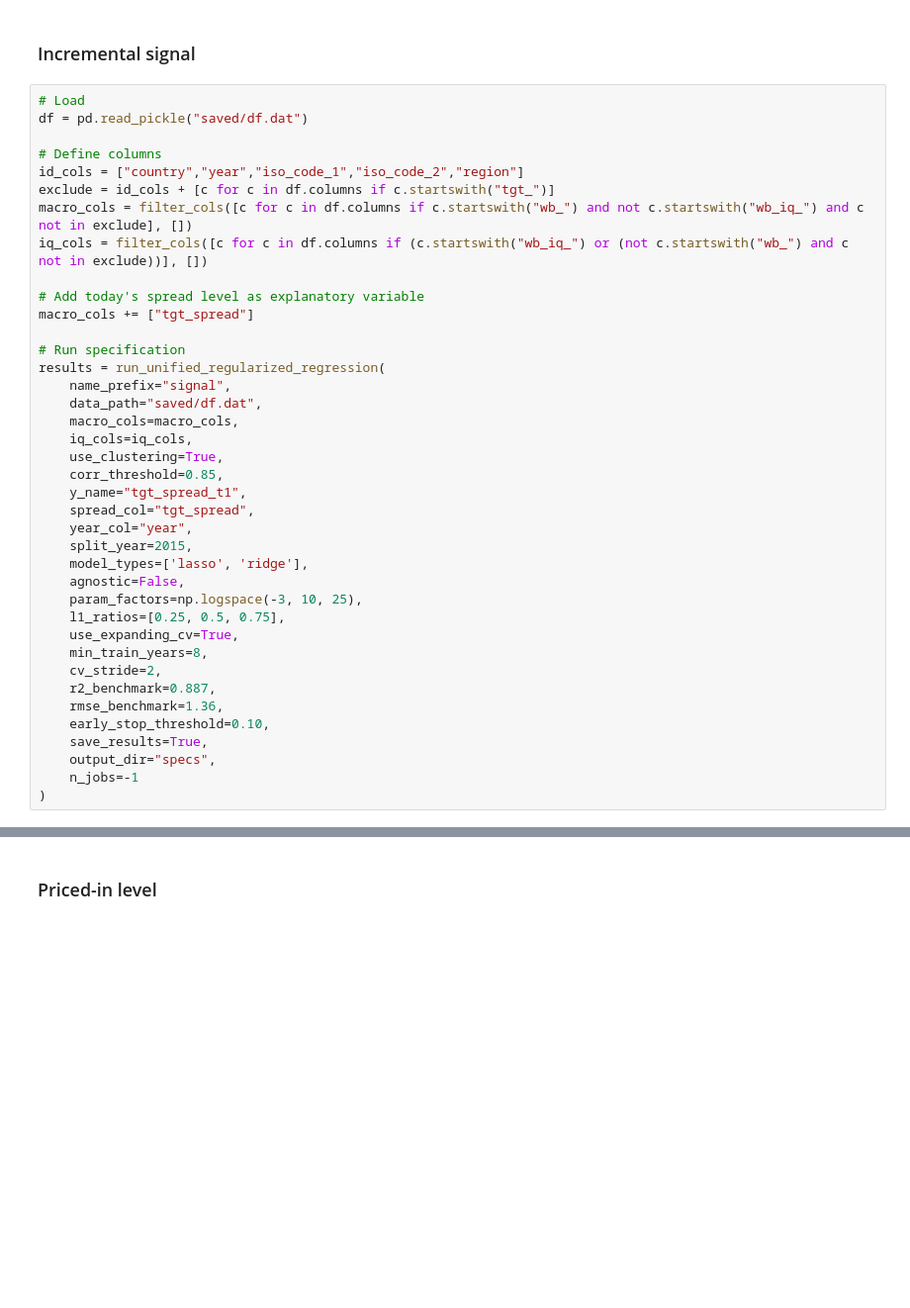
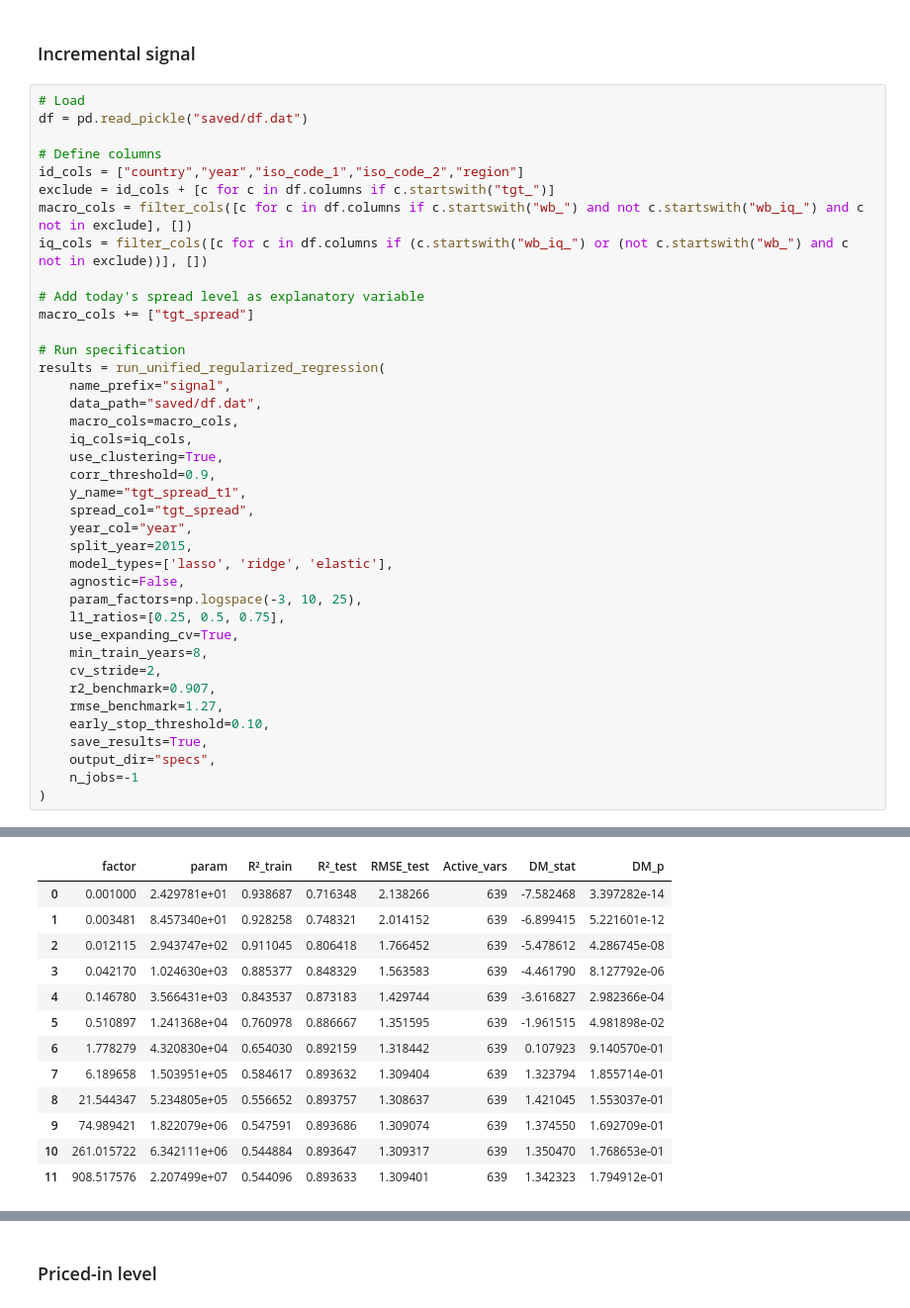
Before and after one commit to janjdarecki/instquality, a Jupyter notebook: 03_run_base_analysis.ipynb, the cells around one changed output, grey strips where cells are left out. Shown at 99% size. Saved outputs shown, nothing was run; the diff lists cells and outputs as text; blank space fills up the shorter version.

```diff
--- a/03_run_base_analysis.ipynb
+++ b/03_run_base_analysis.ipynb
@@ -961,20 +1161,20 @@ results = run_unified_regularized_regression(
     macro_cols=macro_cols,
     iq_cols=iq_cols,
     use_clustering=True,
-    corr_threshold=0.85,
+    corr_threshold=0.9,
     y_name="tgt_spread_t1",
     spread_col="tgt_spread",
     year_col="year",
     split_year=2015,
-    model_types=['lasso', 'ridge'],
+    model_types=['lasso', 'ridge', 'elastic'],
     agnostic=False,
     param_factors=np.logspace(-3, 10, 25),
     l1_ratios=[0.25, 0.5, 0.75],
     use_expanding_cv=True,
     min_train_years=8,
     cv_stride=2,
-    r2_benchmark=0.887,
-    rmse_benchmark=1.36,
+    r2_benchmark=0.907,
+    rmse_benchmark=1.27,
     early_stop_threshold=0.10,
     save_results=True,
     output_dir="specs",
@@ -1003,0 +1262,13 @@ KeyboardInterrupt:
+|  | factor | param | R²_train | R²_test | RMSE_test | Active_vars | DM_stat | DM_p |
+| 0 | 0.001000 | 2.429781e+01 | 0.938687 | 0.716348 | 2.138266 | 639 | -7.582468 | 3.397282e-14 |
+| 1 | 0.003481 | 8.457340e+01 | 0.928258 | 0.748321 | 2.014152 | 639 | -6.899415 | 5.221601e-12 |
+| 2 | 0.012115 | 2.943747e+02 | 0.911045 | 0.806418 | 1.766452 | 639 | -5.478612 | 4.286745e-08 |
+| 3 | 0.042170 | 1.024630e+03 | 0.885377 | 0.848329 | 1.563583 | 639 | -4.461790 | 8.127792e-06 |
+| 4 | 0.146780 | 3.566431e+03 | 0.843537 | 0.873183 | 1.429744 | 639 | -3.616827 | 2.982366e-04 |
+| 5 | 0.510897 | 1.241368e+04 | 0.760978 | 0.886667 | 1.351595 | 639 | -1.961515 | 4.981898e-02 |
+| 6 | 1.778279 | 4.320830e+04 | 0.654030 | 0.892159 | 1.318442 | 639 | 0.107923 | 9.140570e-01 |
+| 7 | 6.189658 | 1.503951e+05 | 0.584617 | 0.893632 | 1.309404 | 639 | 1.323794 | 1.855714e-01 |
+| 8 | 21.544347 | 5.234805e+05 | 0.556652 | 0.893757 | 1.308637 | 639 | 1.421045 | 1.553037e-01 |
+| 9 | 74.989421 | 1.822079e+06 | 0.547591 | 0.893686 | 1.309074 | 639 | 1.374550 | 1.692709e-01 |
+| 10 | 261.015722 | 6.342111e+06 | 0.544884 | 0.893647 | 1.309317 | 639 | 1.350470 | 1.768653e-01 |
+| 11 | 908.517576 | 2.207499e+07 | 0.544096 | 0.893633 | 1.309401 | 639 | 1.342323 | 1.794912e-01 |
```
Also changed, not shown: parts of 8 cells of this notebook, 2 other files.
